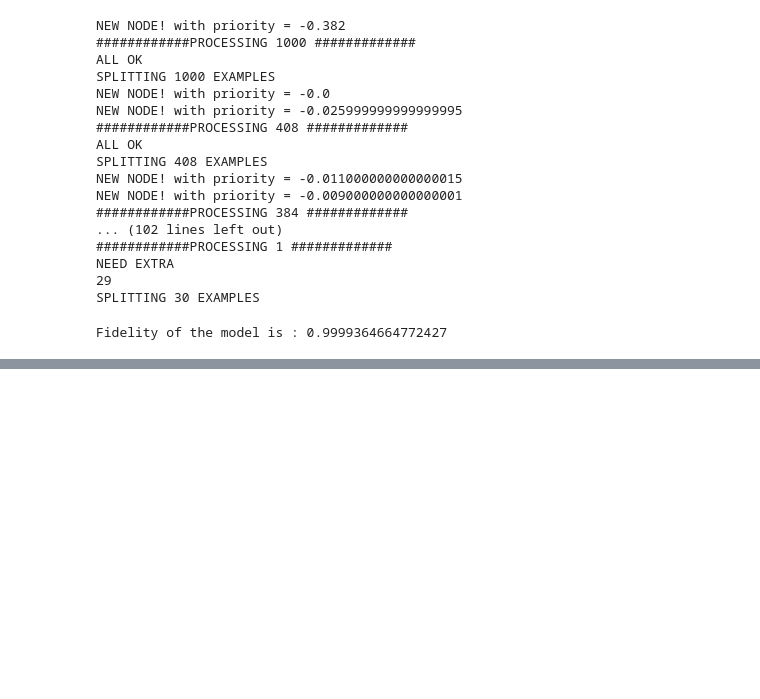
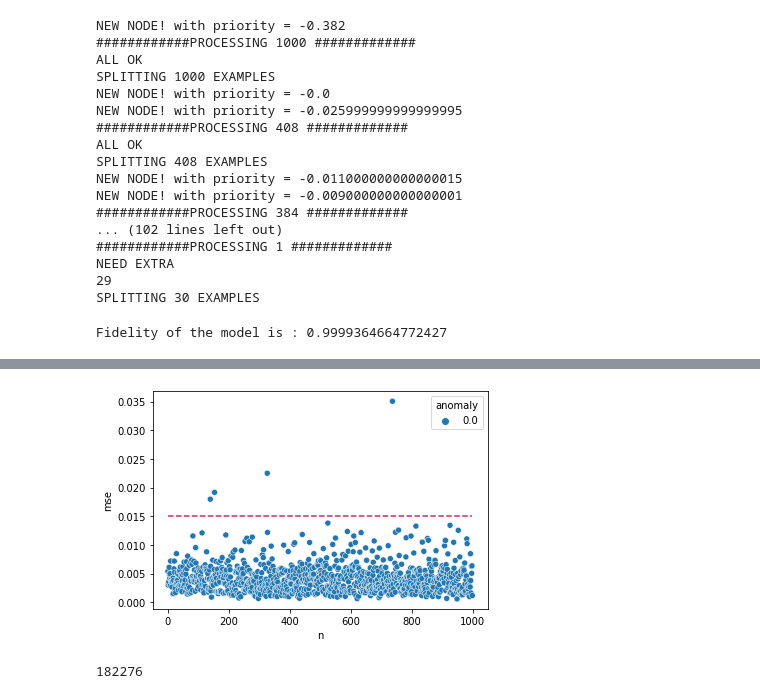
Before and after one commit to NUS-Fintech-Society/ML_Fraud_Detection_X_BNPP, a Jupyter notebook: Exploration/Fraud_X_BNPP_Fintech.ipynb, the cells around one changed output, grey strips where cells are left out. Cells and saved outputs as stored; diff of their text form; code cells hidden in the pictures; blank space fills up the shorter version.

```diff
--- a/Exploration/Fraud_X_BNPP_Fintech.ipynb
+++ b/Exploration/Fraud_X_BNPP_Fintech.ipynb
@@ -834,0 +958,43 @@ root
+# %%
+import numpy as np
+import seaborn as sns
+import matplotlib.lines as lines
+import matplotlib.pyplot as plt
+plot_samples = 1000
+# normal event
+real_x = x_train[:plot_samples].reshape(plot_samples, n_features)
+predicted_x = autoencoder.predict(x=real_x)
+normal_events_mse = losses.mean_squared_error(real_x, predicted_x)
+normal_events_df = pd.DataFrame({
+    'mse': normal_events_mse,
+    'n': np.arange(0, plot_samples),
+    'anomaly': np.zeros(plot_samples)})
+
+# abnormal event
+# abnormal_x = scaler.transform(X_Fraud)[:plot_samples].reshape(plot_samples, n_features)
+# predicted_x = autoencoder.predict(x=abnormal_x)
+# abnormal_events_mse = losses.mean_squared_error(abnormal_x, predicted_x)
+# abnormal_events_df = pd.DataFrame({
+#     'mse': abnormal_events_mse,
+#     'n': np.arange(0, plot_samples),
+#     'anomaly': np.ones(plot_samples)})
+
+#mse_df = pd.concat([normal_events_df, abnormal_events_df])
+mse_df = normal_events_df
+plot = sns.scatterplot(x=mse_df.n, y=mse_df.mse, hue=mse_df.anomaly)
+
+line = lines.Line2D(
+    xdata=np.arange(0, plot_samples),
+    ydata=np.full(plot_samples, 0.015),
+    color='#CC2B5E',
+    linewidth=1.5,
+    linestyle='dashed')
+
+plot.add_artist(line)
+plt.show()
+# %% [output]
+[figure, added]
+# %%
+x_train.shape[0]
+# %% [output]
+182276
```
Also changed, not shown: parts of 24 cells of this notebook, 2 other files.
